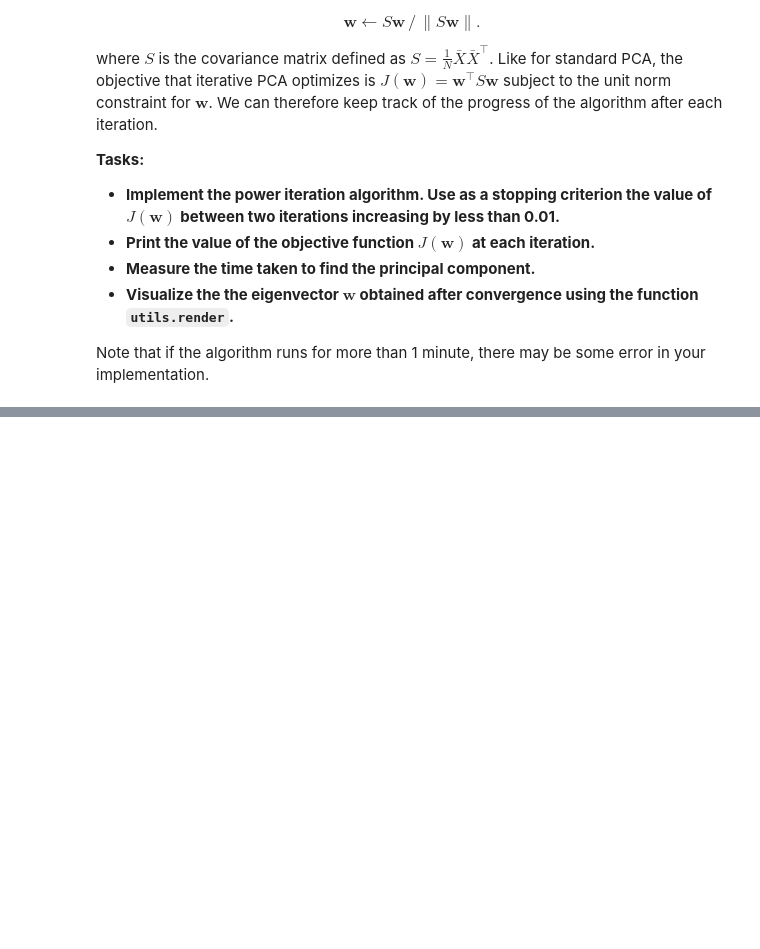
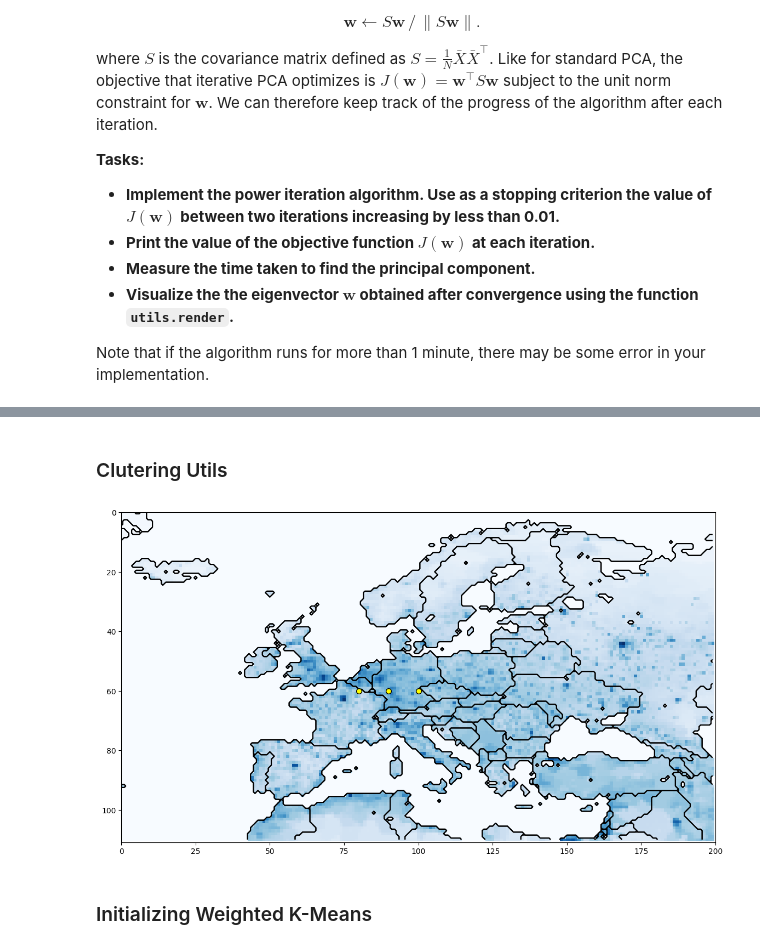
Before and after one commit to qingyun-tuberlin/Machine_Learning_I_II, a Jupyter notebook: ML1_All_Coding_Tasks.ipynb, the cells around one changed output, grey strips where cells are left out. Saved outputs shown, nothing was run; the diff lists cells and outputs as text; code cells hidden in the pictures; blank space fills up the shorter version.

```diff
--- a/ML1_All_Coding_Tasks.ipynb
+++ b/ML1_All_Coding_Tasks.ipynb
@@ -1313,0 +1454,36 @@ coding task is in the folder 04_Clustering
+# %% [markdown]
+### Clutering Utils
+# %%
+# ----------------------------------------
+# Create a matrix of population density
+# ----------------------------------------
+
+data = scipy.io.loadmat('data.mat')
+
+population = data['population']
+countries  = data['countries']
+
+# ----------------------------------------
+# Size of the map
+# ----------------------------------------
+assert(population.shape[0]==countries.shape[0])
+assert(population.shape[1]==countries.shape[1])
+
+# ----------------------------------------
+# Plots geographical locations on a map
+#
+# input:
+# - an array of latitudes
+# - an array of longitudes
+#
+# ----------------------------------------
+def plot(latitudes,longitudes):
+    plt.figure(figsize=(14,10))
+    plt.imshow(population**.25,cmap='Blues')
+    for a in set(list(countries.flatten())): plt.contour((countries==a)*1.0,colors='black',levels=[0.5])
+    plt.plot(longitudes,latitudes,'o',ms=7,markeredgewidth=1,mfc='yellow',mec='black')
+    plt.axis([0,population.shape[1],population.shape[0],0])
+# %%
+plot([60,60,60],[80,90,100])
+# %% [output]
+[figure, added]
@@ -1313,0 +1495,2 @@ coding task is in the folder 04_Clustering
+# %% [markdown]
+### Initializing Weighted K-Means
```
Also changed, not shown: parts of 33 cells of this notebook, 7 other files.
